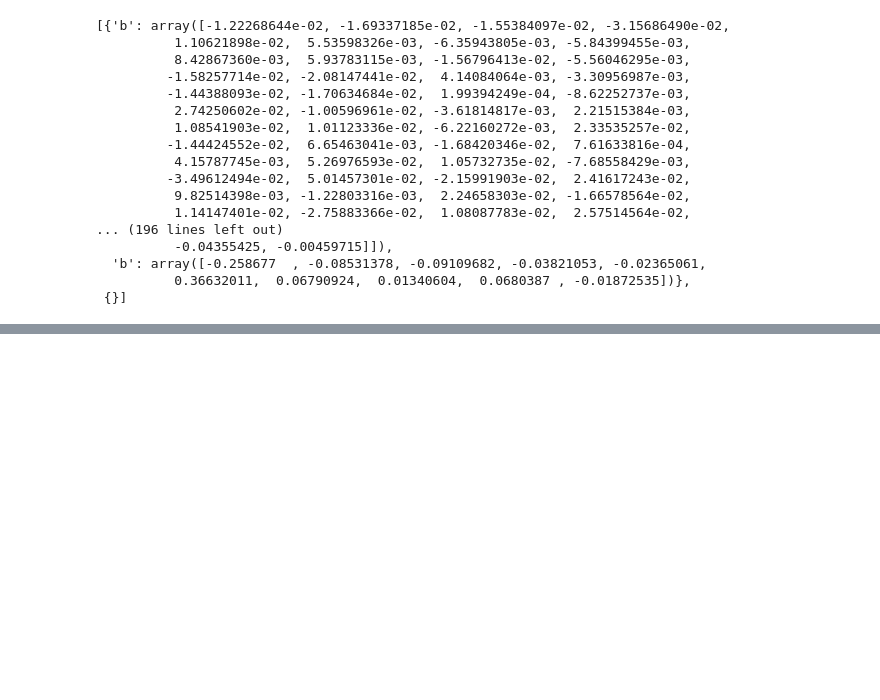
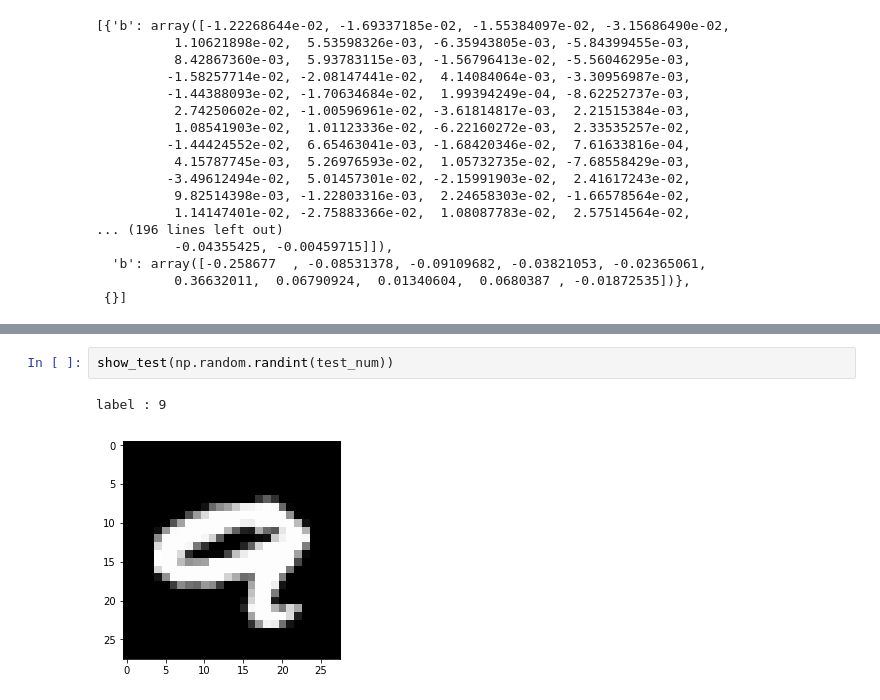
Before and after one commit to YQGong/NN_From_Scratch, a Jupyter notebook: ANN_pre_1.ipynb, the cells around one changed output, grey strips where cells are left out. Saved outputs shown, nothing was run; the diff lists cells and outputs as text; blank space fills up the shorter version.

```diff
--- a/ANN_pre_1.ipynb
+++ b/ANN_pre_1.ipynb
@@ -87,0 +139,5 @@ parameters
+# %%
+show_test(np.random.randint(test_num))
+# %% [output]
+label : 9
+[figure, added]
```
Also changed, not shown: parts of 8 cells of this notebook.
